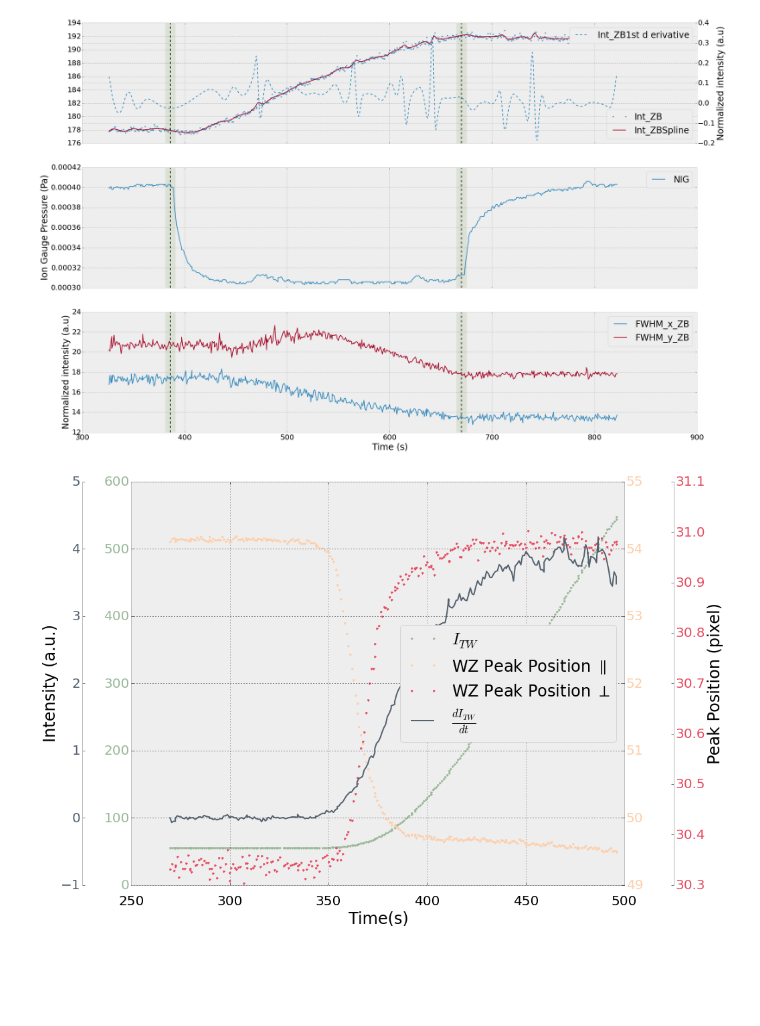
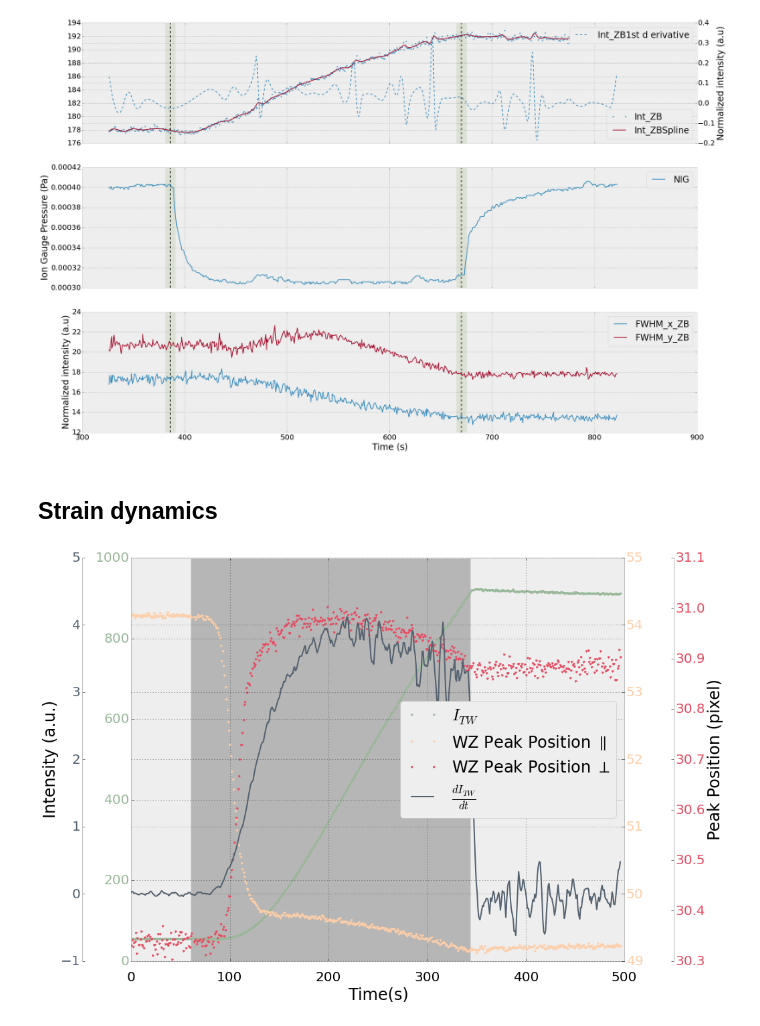
Before and after one commit to giulioungaretti/SPring8, a Jupyter notebook: 0799-Time1a.ipynb, the cells around one changed output. Drawn from its saved outputs; the diff is of its cells as text; code cells hidden in the pictures; blank space fills up the shorter version.

```diff
--- a/0799-Time1a.ipynb
+++ b/0799-Time1a.ipynb
@@ -185,7 +186,7 @@ if load:
         data = pandify(samples,roi,name)
 if not load:
     print 'loading from memory'
-    data = pandify(samples,spec_df, roi,name)
+    data = pandify(samples, roi,name)
     !git commit -a -m 'added new dataframe'
 # %% [output]
 loading from memory
@@ -256,37 +237,39 @@ fig = do(data, 'ZB', parameters_dict,name)
 on_off dump found, using it !
 ok
 [figure]
+# %% [markdown]
+## Strain dynamics
 # %%
 fig, ax = subplots(figsize=(15,10))
 ax1 = ax.twinx()
 ax2 = ax.twinx()
-ax1.plot(data.Time, data.COM_x_WZ,'.', label='WZ Peak Position $\parallel $ ', c='#FECEA8')
-ax2.plot(data.Time, data.COM_y_WZ,'.', label = 'WZ Peak Position $\perp $', c='#E84A5F')
-ax.plot(data.Time, data.Int_TW, '.',label= '$I_{TW}$', c='#99B898')
+ax1.plot(spec_df.Time, data.COM_x_WZ,'.', label='WZ Peak Position $\parallel $ ', c='#FECEA8')
+ax2.plot(spec_df.Time, data.COM_y_WZ,'.', label = 'WZ Peak Position $\perp $', c='#E84A5F')
+ax.plot(spec_df.Time, data.Int_TW, '.',label= '$I_{TW}$', c='#99B898')
 ax3 = ax.twinx()
-ax3.plot(data.Time, smooth_deriv(data.Int_TW.values),label= r'$\frac{dI_{TW}}{dt}$', c='#556270' )
+ax3.plot(spec_df.Time, savitzky_golay(data.Int_TW.values,15,3,1),label= r'$\frac{dI_{TW}}{dt}$', c='#556270' )
 update_legend(fig,7)
 
 make_spine_invisible(ax2, "right")
 offset_axis(ax2,1.1)
 make_spine_invisible(ax3, "left")
 
 offset_axis(ax3,-0.1, "left")
 
 ax2.grid('off')
 ax1.grid('off')
 ax.tick_params(axis='x', pad=15)
 color_ticks(fig)
-#shade(on_off,ax,data)
+shade(on_off,ax)
 ax.set_xlabel('Time(s)')
 ax2.set_ylabel('Peak Position (pixel)')
 ax3.set_ylabel('Intensity (a.u.)')
 #ax.set_xticks(xrange(300,900,50),minor=True)
 ax.grid(True, which='both')
 
 
 tight_layout()
 
 # fig.savefig('strain.pdf')
 # %% [output]
-[figure, old version]
+[figure, new version]
```
Also changed, not shown: parts of 13 cells of this notebook.
